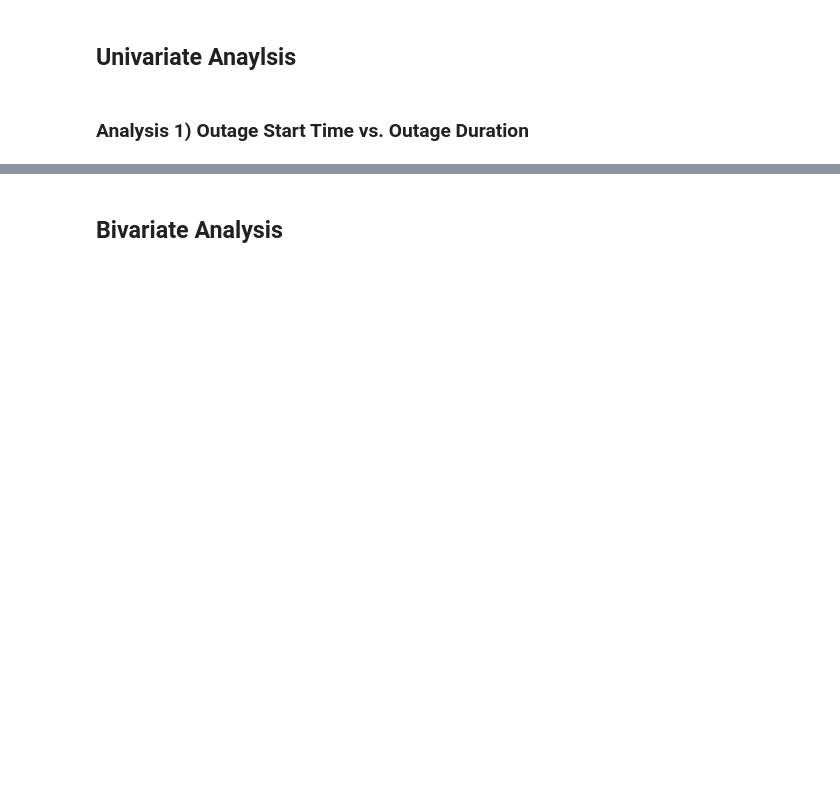
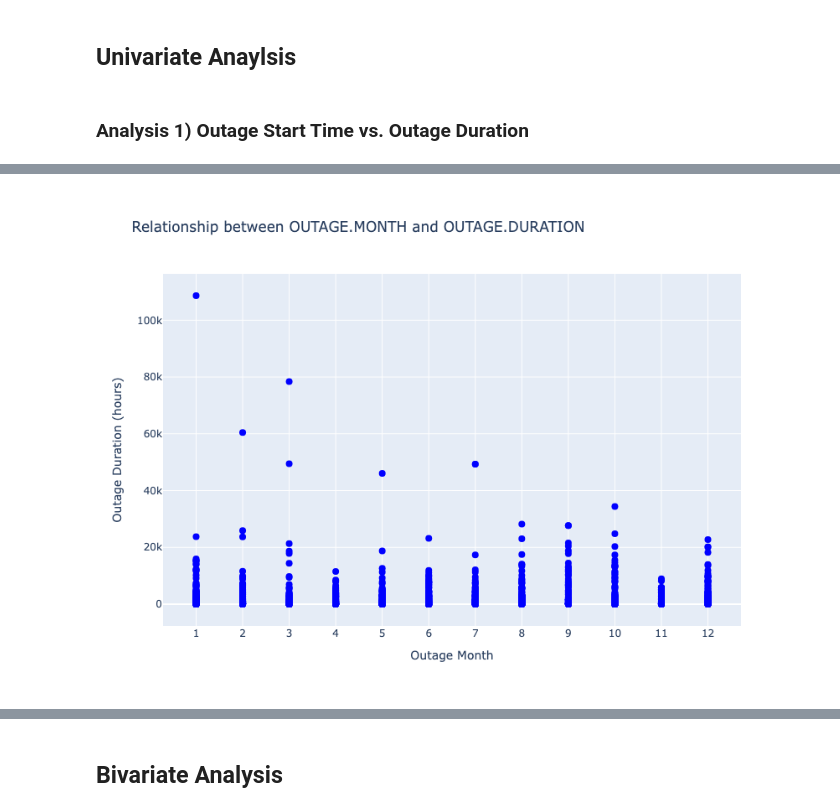
Before and after one commit to djlisbonne/power_outage_analysis, a Jupyter notebook: portfolio.ipynb, the cells around one changed output, grey strips where cells are left out. Cells and saved outputs as stored; diff of their text form; code cells hidden in the pictures; blank space fills up the shorter version.

```diff
--- a/portfolio.ipynb
+++ b/portfolio.ipynb
@@ -128,0 +169,27 @@ See the caveats in the documentation: https://pandas.pydata.org/pandas-docs/stab
+# %%
+fig = go.Figure()
+
+# Add scatter plot to the figure
+fig.add_trace(go.Scatter(
+    x=df2['OUTAGE.MONTH'],
+    y=df2['OUTAGE.DURATION'],
+    mode='markers',
+    marker=dict(color='blue', size=8),
+    name='Power Outages'
+))
+
+# Add titles and labels
+fig.update_layout(
+    title='Relationship between OUTAGE.MONTH and OUTAGE.DURATION',
+    xaxis_title='Outage Month',
+    yaxis_title='Outage Duration (hours)',
+    xaxis=dict(dtick=1),
+    template='plotly',
+    height=600,
+    width=800
+)
+
+# Show the interactive plot
+fig.show()
+# %% [output]
+[figure, added]
```
Also changed, not shown: parts of 25 cells of this notebook, 1 other file.
